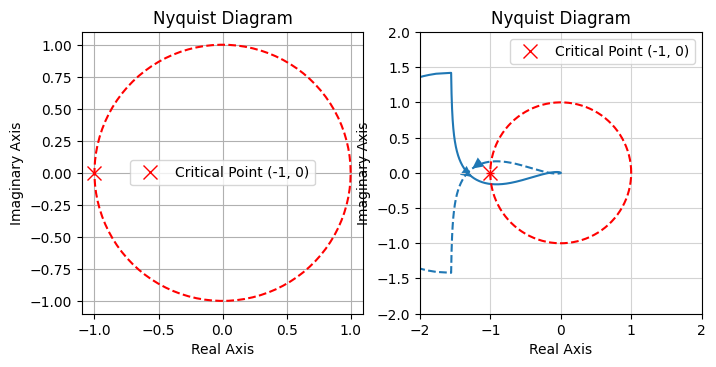
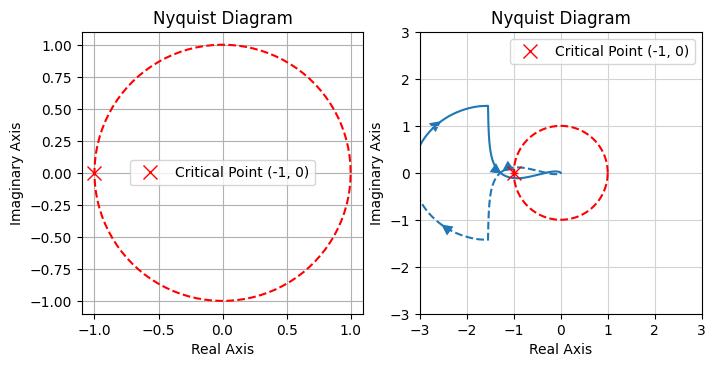
The notebook cell's code change between the first figure and the second:
--- before
+++ after
@@ -1,23 +1,45 @@
-
 
 # k, z, p = -10., 1, 10
 # K = ct.tf([1, z], [1, p, 0]) * k
 
+"""
+# Controller #1
 #> Proportional controller
 k = 3.
 K = K
-
-#> Controller with one integrator to get zero error for step input
-k, z, p = .3, -.1, -20.
-gain = k / (-z) * (-p)
-K = ct.tf([1,-z],[1,-p, 0]) * gain
+"""
 
 """
+# Controller #2
+# Regulator TF, K(s)= 
+#  30 s + 3
+# ----------
+# s^2 + 10 s
+#> Controller with one integrator to get zero error for step input
+z, p = -.1, -10.
+# gain = k / (-z) * (-p)
+gain = .3
+k = gain / (-z) * (-p)
+K = ct.tf([1,-z],[1,-p, 0]) * k
+"""
+
+# Controller #3
 #> Controller with double zeros and poles
-zeros = [-.1, -.1]
-poles = [-20.,-20.]
-k = 1000
-K = k * ct.tf(np.poly(zeros), [1, 0, 0]) * ct.tf(1, np.poly(poles))
-"""
+# Regulator TF, K(s)=
+# 3e+04 s + 3000
+# --------------
+#  0.1 s^2 + s
+
+zeros = [-.1,]  # , -.1]
+poles = [-10.]
+gain = .3
+
+n_integrators = 1
+den_integrators = np.zeros((n_integrators+1)); den_integrators[0] = 1
+
+num_coeffs = np.poly(zeros);  num_coeffs = num_coeffs / num_coeffs[-1]
+den_coeffs = np.poly(poles);  den_coeffs = den_coeffs / den_coeffs[-1]
+
+K = gain * ct.tf(num_coeffs, den_coeffs) * ct.tf(1, den_integrators)
 
 """
@@ -73,6 +95,6 @@
 ax[1].set_ylabel('Imaginary Axis')
 ax[1].grid(True)
-ax[1].set_xlim(-2,2)
-ax[1].set_ylim(-2,2)
+ax[1].set_xlim(-3,3)
+ax[1].set_ylim(-3,3)
 ax[1].set_aspect("equal")
 

Commit: Start adding examples in control theory